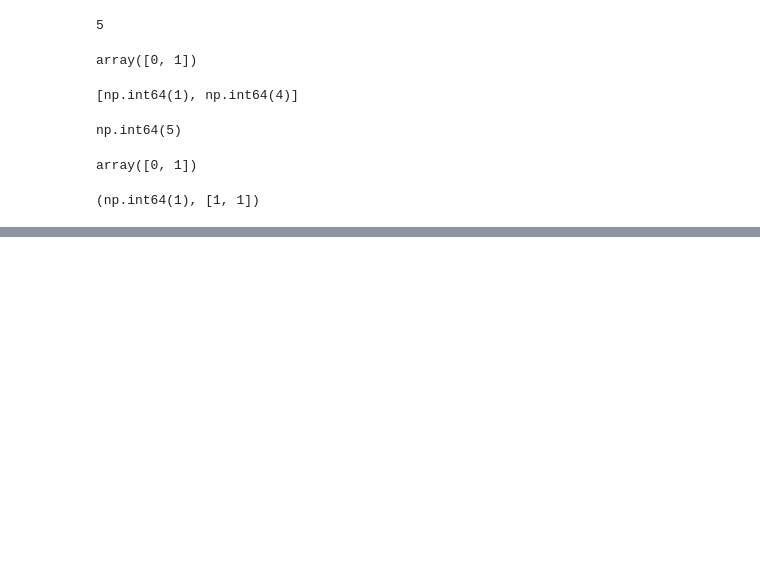
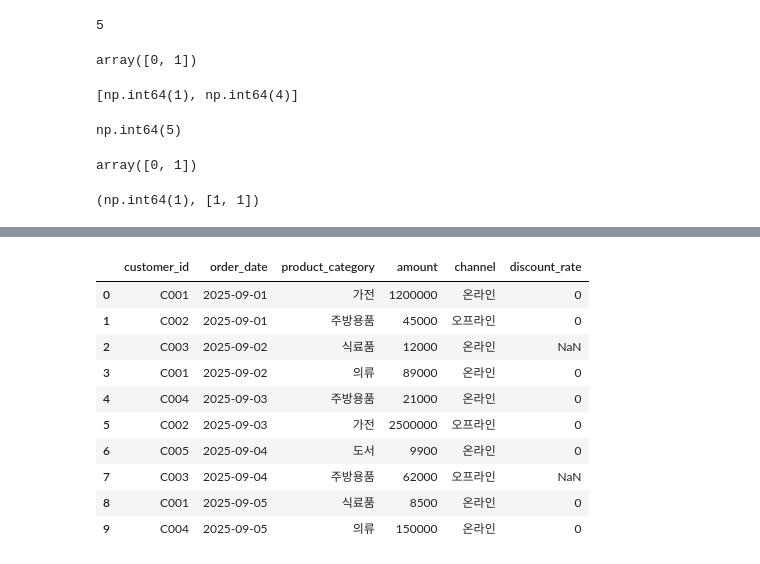
Before and after one commit to LimWonMook/python-study, a Jupyter notebook: 260917.ipynb, the cells around one changed output, grey strips where cells are left out. Cells and saved outputs as stored; diff of their text form; code cells hidden in the pictures; blank space fills up the shorter version.

```diff
--- a/260917.ipynb
+++ b/260917.ipynb
@@ -247,0 +421,2 @@ blist[0,1],[1,1]
+# %%
+pd.options.display.float_format = '{:.0f}'.format
@@ -247,0 +668,15 @@ blist[0,1],[1,1]
+# %%
+df = pd.read_csv('sales_data.csv')
+df
+# %% [output]
+|  | customer_id | order_date | product_category | amount | channel | discount_rate |
+| 0 | C001 | 2025-09-01 | 가전 | 1200000 | 온라인 | 0 |
+| 1 | C002 | 2025-09-01 | 주방용품 | 45000 | 오프라인 | 0 |
+| 2 | C003 | 2025-09-02 | 식료품 | 12000 | 온라인 | NaN |
+| 3 | C001 | 2025-09-02 | 의류 | 89000 | 온라인 | 0 |
+| 4 | C004 | 2025-09-03 | 주방용품 | 21000 | 온라인 | 0 |
+| 5 | C002 | 2025-09-03 | 가전 | 2500000 | 오프라인 | 0 |
+| 6 | C005 | 2025-09-04 | 도서 | 9900 | 온라인 | 0 |
+| 7 | C003 | 2025-09-04 | 주방용품 | 62000 | 오프라인 | NaN |
+| 8 | C001 | 2025-09-05 | 식료품 | 8500 | 온라인 | 0 |
+| 9 | C004 | 2025-09-05 | 의류 | 150000 | 온라인 | 0 |
```
Also changed, not shown: parts of 64 cells of this notebook.
